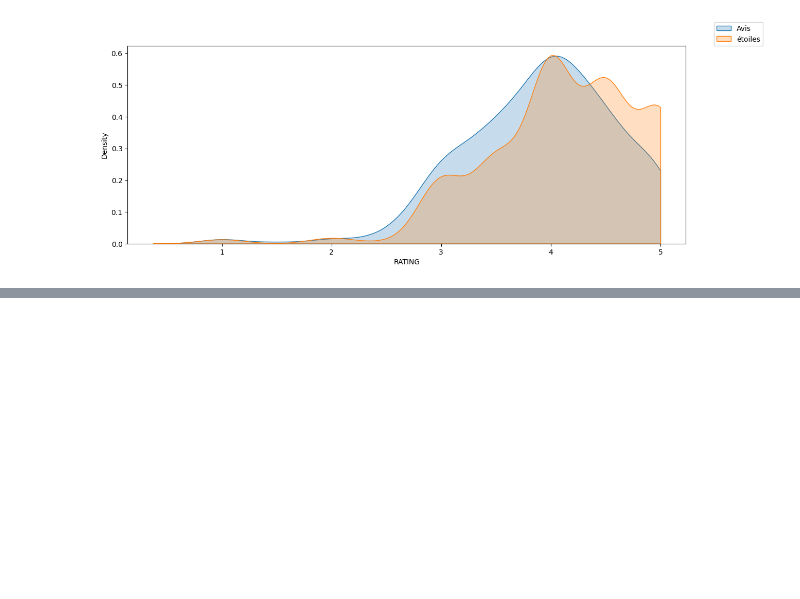
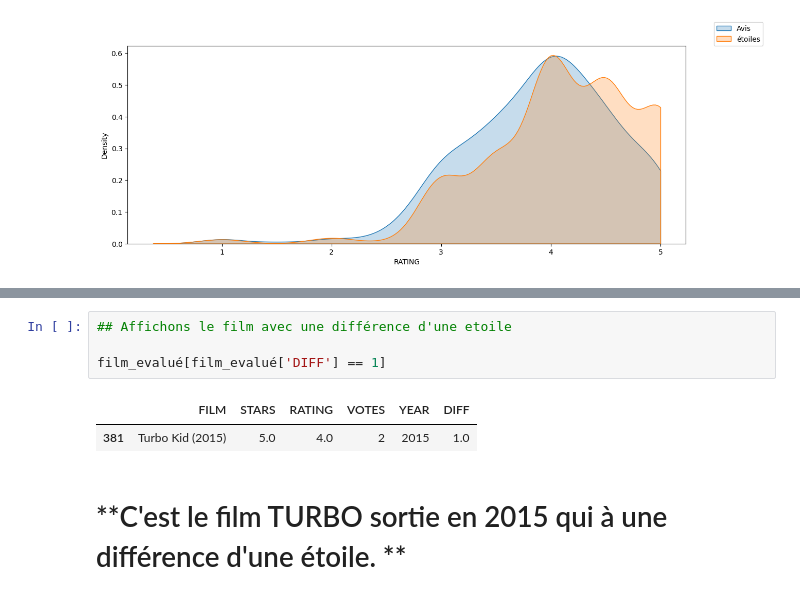
Before and after one commit to Mayandza/Projet, a Jupyter notebook: Projet_Fandango.ipynb, the cells around one changed output, grey strips where cells are left out. Drawn from its saved outputs; the diff is of its cells as text; blank space fills up the shorter version.

```diff
--- a/Projet_Fandango.ipynb
+++ b/Projet_Fandango.ipynb
@@ -198,0 +245,9 @@ plt.legend(loc=(1.05,1))
+# %%
+## Affichons le film avec une différence d'une etoile
+
+film_evalué[film_evalué['DIFF'] == 1]
+# %% [output]
+|  | FILM | STARS | RATING | VOTES | YEAR | DIFF |
+| 381 | Turbo Kid (2015) | 5.0 | 4.0 | 2 | 2015 | 1.0 |
+# %% [markdown]
+# **C'est le film TURBO sortie en 2015 qui à une différence d'une étoile. **
```
Also changed, not shown: parts of 5 cells of this notebook.
